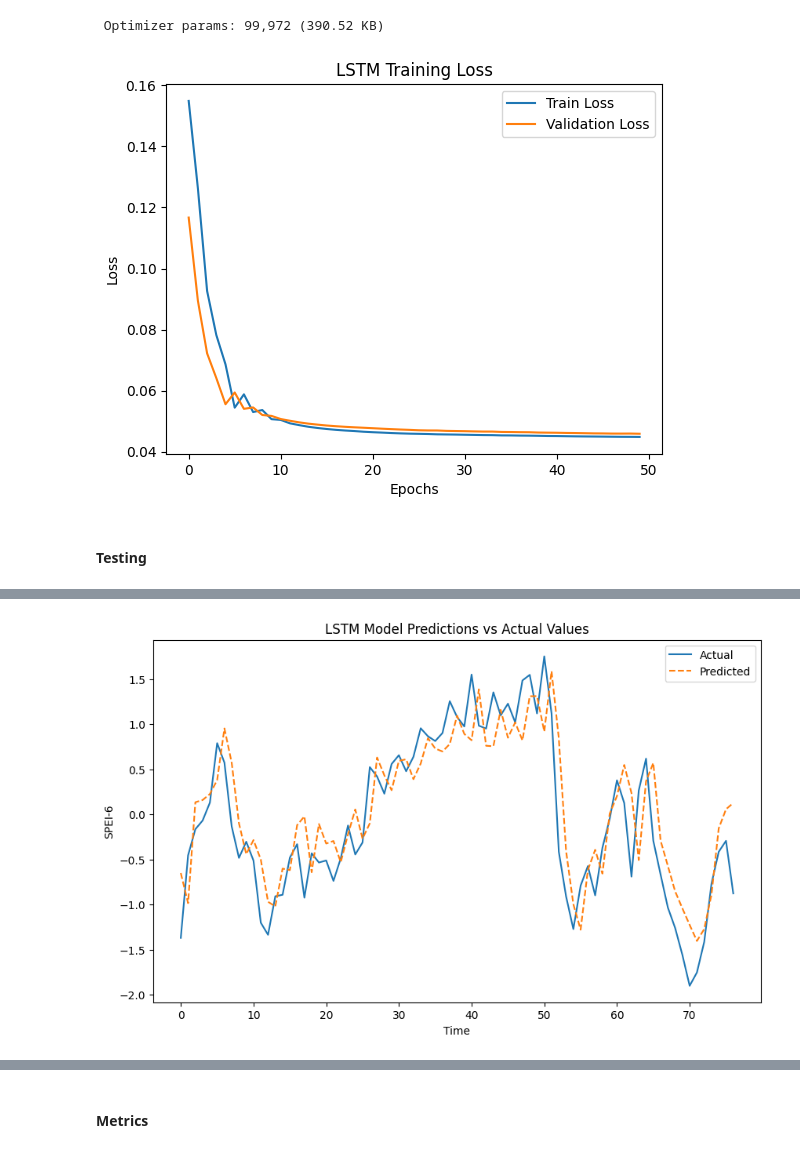
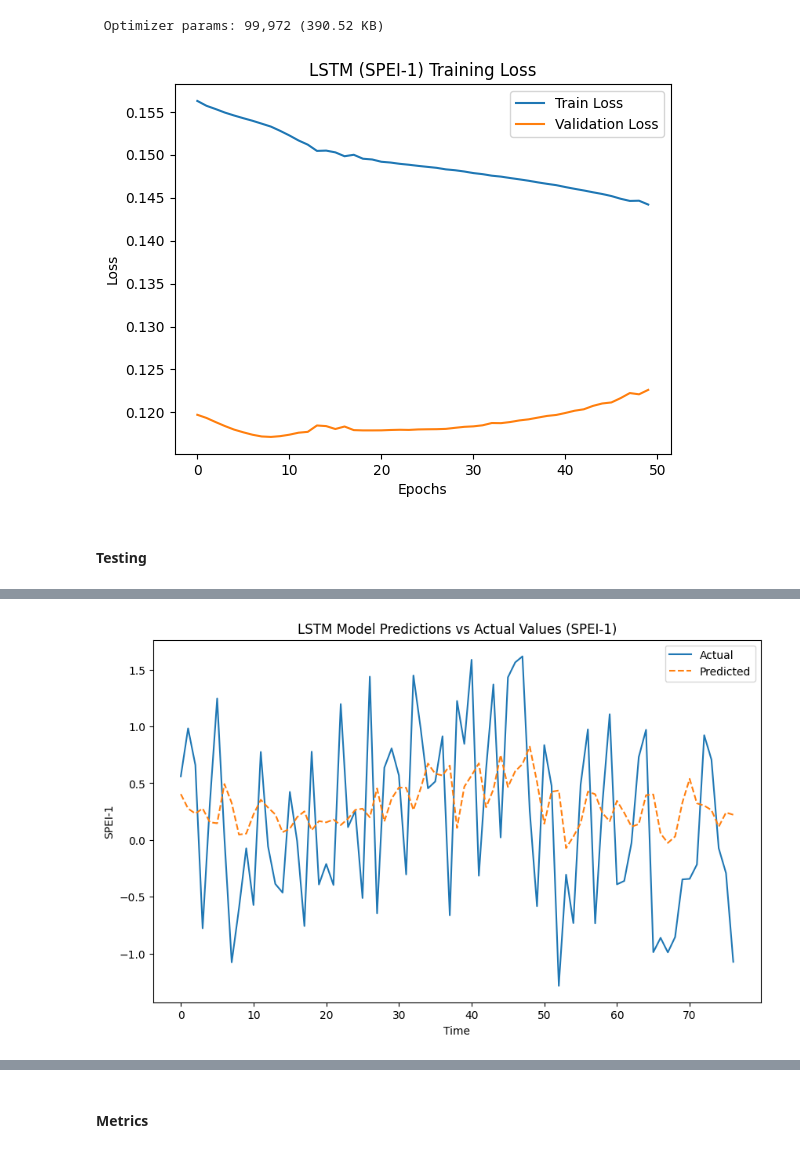
Before and after one commit to chillwafflez/KorahResearch-DroughtForecasting, a Jupyter notebook: LSTM_Modeling.ipynb, the cells around one changed output, grey strips where cells are left out. Drawn from its saved outputs; the diff is of its cells as text; code cells hidden in the pictures.

```diff
--- a/LSTM_Modeling.ipynb
+++ b/LSTM_Modeling.ipynb
@@ -121,0 +267,5 @@ y_test.max(), y_test.min()
+# %%
+# normalize data
+scaler = MinMaxScaler(feature_range=(-1, 1))
+spei12_df['spei'] = scaler.fit_transform(spei12_df[['spei']])
+spei12_df.head(5)
@@ -127,18 +346,18 @@ keras.utils.set_random_seed(42) # for reproducibility
 callback = keras.callbacks.EarlyStopping(monitor='loss', patience=3)
 
 
-LSTM_model = Sequential()
-LSTM_model.add(LSTM(units=64, return_sequences=True, activation='relu', input_shape=(X_train.shape[1], 1)))
-LSTM_model.add(LSTM(units=64, activation='relu'))
-LSTM_model.add(Dense(1))
-LSTM_model.compile(optimizer=Adam(learning_rate=0.001), loss='mse')
+LSTM_model_spei1 = Sequential()
+LSTM_model_spei1.add(LSTM(units=64, return_sequences=True, activation='relu', input_shape=(X_train_spei1.shape[1], 1)))
+LSTM_model_spei1.add(LSTM(units=64, activation='relu'))
+LSTM_model_spei1.add(Dense(1))
+LSTM_model_spei1.compile(optimizer=Adam(learning_rate=0.001), loss='mse')
 
-history = LSTM_model.fit(X_train,
-                         y_train,
-                         batch_size=16,
-                         validation_data=(X_val, y_val),
-                         epochs=50,
-                         verbose=1, # just determines how much info to display for each epoch
-                         shuffle=False)
+history_spei1 = LSTM_model_spei1.fit(X_train_spei1,
+                              y_train_spei1,
+                              batch_size=16,
+                              validation_data=(X_val_spei1, y_val_spei1),
+                              epochs=50,
+                              verbose=1, # just determines how much info to display for each epoch
+                              shuffle=False)
 # %% [output]
 Epoch 1/50
@@ -178,31 +397,31 @@ Model: "sequential"
  Non-trainable params: 0 (0.00 B)
  Optimizer params: 99,972 (390.52 KB)
 # %%
-plt.plot(history.history['loss'], label='Train Loss')
-plt.plot(history.history['val_loss'], label='Validation Loss')
+plt.plot(history_spei1.history['loss'], label='Train Loss')
+plt.plot(history_spei1.history['val_loss'], label='Validation Loss')
 plt.xlabel('Epochs')
 plt.ylabel('Loss')
 plt.legend()
-plt.title('LSTM Training Loss')
+plt.title('LSTM (SPEI-1) Training Loss')
 plt.show()
 # %% [output]
-[figure, old version]
+[figure, new version]
 # %% [markdown]
 #### Testing
 # %%
-y_pred = LSTM_model.predict(X_test) # make predictions
+y_pred_spei1 = LSTM_model_spei1.predict(X_test_spei1) # make predictions
 
 # reverse normalized SPEI values back to normal scale
-y_pred_original = scaler.inverse_transform(y_pred)
-y_test_original = scaler.inverse_transform(y_test.reshape(-1, 1))
+y_pred_original_spei1 = scaler.inverse_transform(y_pred_spei1)
+y_test_original_spei1 = scaler.inverse_transform(y_test_spei1.reshape(-1, 1))
 
 # actual vs. predicted
 plt.figure(figsize=(10, 6))
-plt.plot(y_test_original, label="Actual")
-plt.plot(y_pred_original, label="Predicted", linestyle="dashed")
+plt.plot(y_test_original_spei1, label="Actual")
+plt.plot(y_pred_original_spei1, label="Predicted", linestyle="dashed")
 plt.xlabel("Time")
-plt.ylabel("SPEI-6")
+plt.ylabel("SPEI-1")
 plt.legend()
-plt.title("LSTM Model Predictions vs Actual Values")
+plt.title("LSTM Model Predictions vs Actual Values (SPEI-1)")
 plt.show()
 # %% [output]
@@ -210,4 +429,4 @@ plt.show()
-[figure, old version]
+[figure, new version]
 # %%
 # reverse normalized SPEI values back to normal scale
 # concatenate the training, validation, and test data
```
Also changed, not shown: parts of 107 cells of this notebook.
